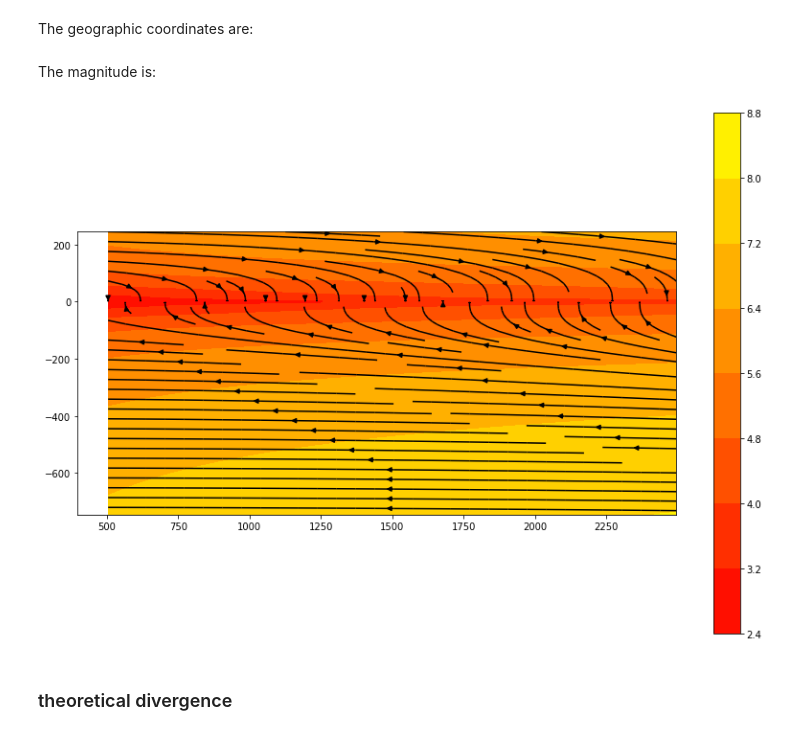
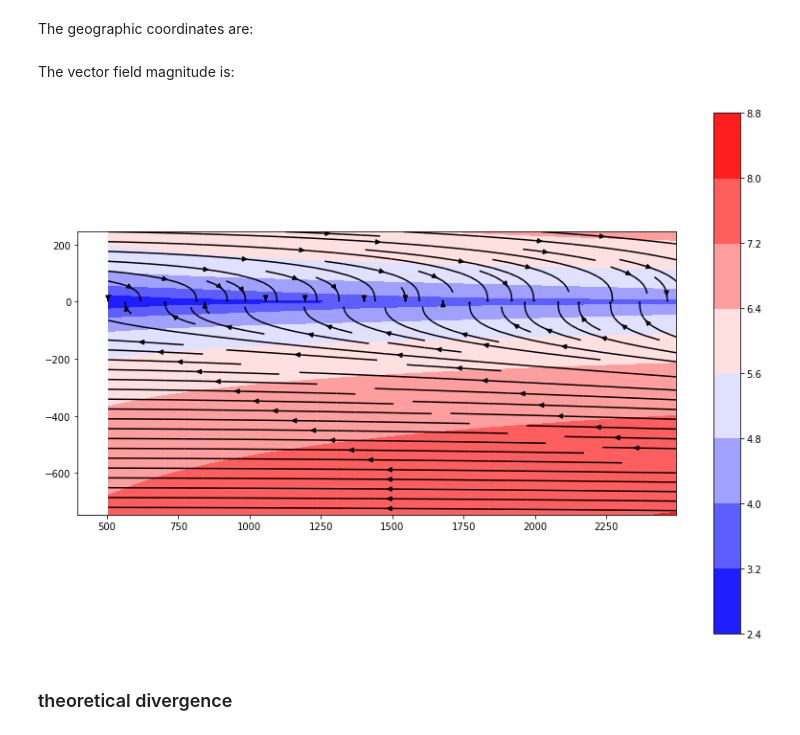
Before and after one commit to mauroalberti/VectorFieldCalc, a Jupyter notebook: pygsf/docs/notebooks/Fields - divergence, curl module and other vector field parameters.ipynb, the cells around one changed output. Saved outputs shown, nothing was run; the diff lists cells and outputs as text; code cells hidden in the pictures.

```diff
--- a/pygsf/docs/notebooks/Fields - divergence, curl module and other vector field parameters.ipynb
+++ b/pygsf/docs/notebooks/Fields - divergence, curl module and other vector field parameters.ipynb
@@ -88,7 +92,7 @@ The above functions define the value of the cells, using the given x and y geogr
 # %% [markdown]
 ### vector field x-component
 # %%
-fx = array_from_function(
+fx1 = array_from_function(
     row_num=rows,
     col_num=cols,
     geotransform=gt1,
@@ -112,7 +116,7 @@ print(fx)
 # %% [markdown]
 ### vector field y-component
 # %%
-fy = array_from_function(
+fy1 = array_from_function(
     row_num=rows,
     col_num=cols,
     geotransform=gt1,
@@ -145,26 +149,22 @@ X, Y = gtToXY(
     num_rows=rows,
     num_cols=cols)
 # %% [markdown]
-The magnitude is:
+The vector field magnitude is:
 # %%
 magn = magnitude_2D(
-    fld_x=fx,
-    fld_y=fy)
+    fld_x=fx1,
+    fld_y=fy1)
 # %%
-# modified from:
-# https://scicomp.stackexchange.com/questions/18760/visually-appealing-ways-to-plot-singular-vector-fields-with-matplotlib-or-other
-# answer by: nicoguaro
-
 plt.figure(figsize=(14, 10))
 
-plt.contourf(X, Y, np.log10(magn), cmap="autumn")
+plt.contourf(X, Y, np.log10(magn), cmap="bwr")
 plt.colorbar()
-plt.streamplot(X, Y, fx/magn, fy/magn, color="black")
+plt.streamplot(X, Y, fx1/magn, fy1/magn, color="black")
 plt.axis("image")
 
 plt.show()
 # %% [output]
-[figure, old version]
+[figure, new version]
 # %% [markdown]
 ### theoretical divergence
 # %% [markdown]
```
Also changed, not shown: parts of 72 cells of this notebook, 2 other files.
